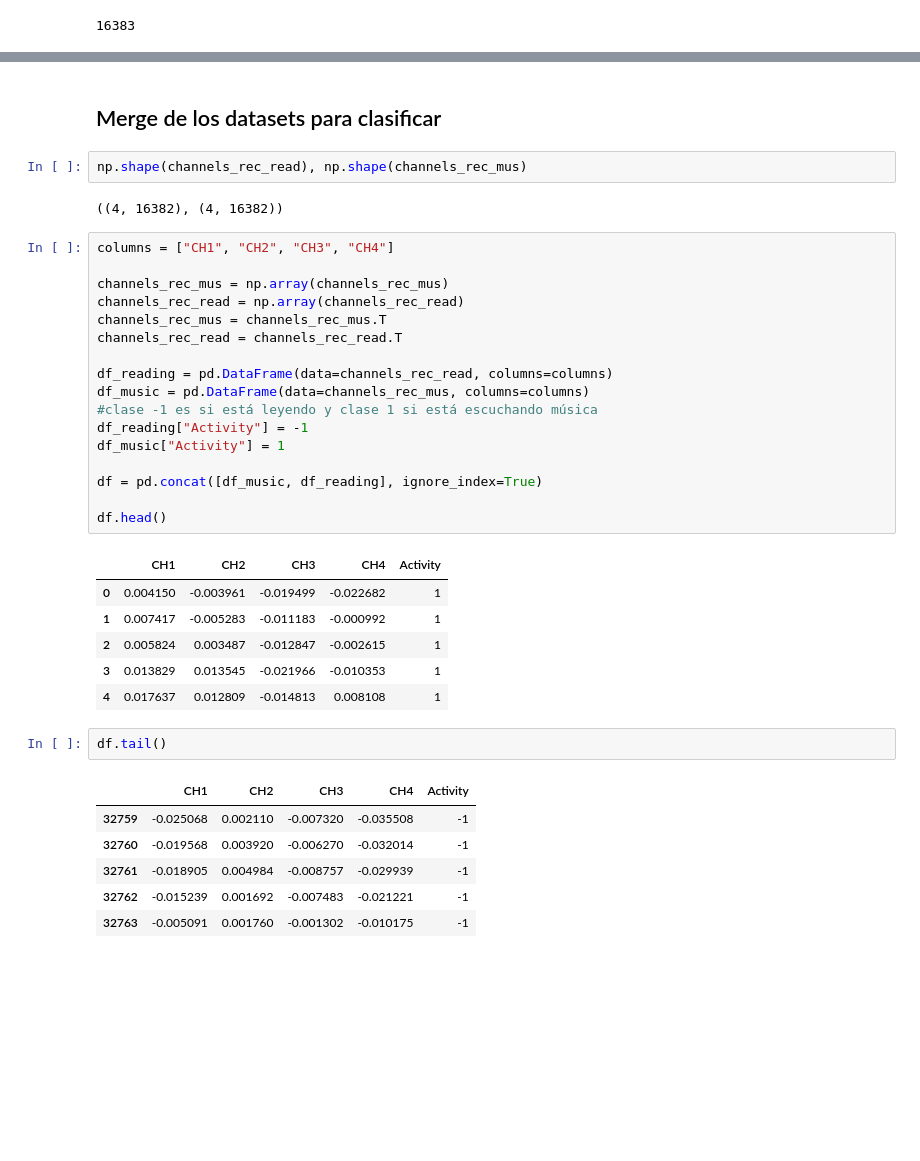
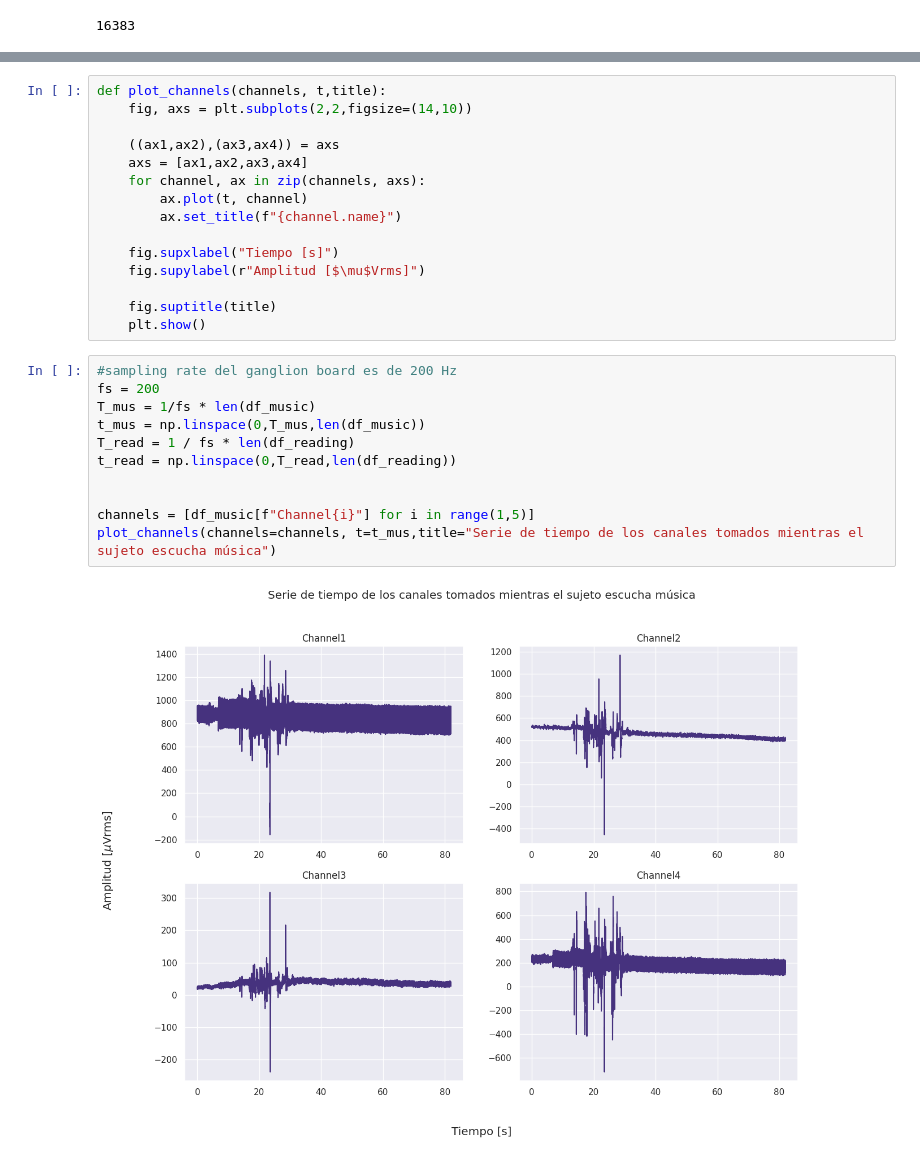
Before and after one commit to CrisCL20/Proyecto---INF405, a Jupyter notebook: Proyecto_INF405.ipynb, the cells around one changed output, grey strips where cells are left out. Drawn from its saved outputs; the diff is of its cells as text; blank space fills up the shorter version.

```diff
--- a/Proyecto_INF405.ipynb
+++ b/Proyecto_INF405.ipynb
@@ -358,39 +61,28 @@ close_up(channels_rec_read, 250, Tmax=T)
-# %% [markdown]
-## Merge de los datasets para clasificar
-# %%
-np.shape(channels_rec_read), np.shape(channels_rec_mus)
-# %% [output]
-((4, 16382), (4, 16382))
-# %%
-columns = ["CH1", "CH2", "CH3", "CH4"]
-
-channels_rec_mus = np.array(channels_rec_mus)
-channels_rec_read = np.array(channels_rec_read)
-channels_rec_mus = channels_rec_mus.T
-channels_rec_read = channels_rec_read.T
-
-df_reading = pd.DataFrame(data=channels_rec_read, columns=columns)
-df_music = pd.DataFrame(data=channels_rec_mus, columns=columns)
-#clase -1 es si está leyendo y clase 1 si está escuchando música
-df_reading["Activity"] = -1
-df_music["Activity"] = 1
-
-df = pd.concat([df_music, df_reading], ignore_index=True)
-
-df.head()
-# %% [output]
-|  | CH1 | CH2 | CH3 | CH4 | Activity |
-| 0 | 0.004150 | -0.003961 | -0.019499 | -0.022682 | 1 |
-| 1 | 0.007417 | -0.005283 | -0.011183 | -0.000992 | 1 |
-| 2 | 0.005824 | 0.003487 | -0.012847 | -0.002615 | 1 |
-| 3 | 0.013829 | 0.013545 | -0.021966 | -0.010353 | 1 |
-| 4 | 0.017637 | 0.012809 | -0.014813 | 0.008108 | 1 |
-# %%
-df.tail()
-# %% [output]
-|  | CH1 | CH2 | CH3 | CH4 | Activity |
-| 32759 | -0.025068 | 0.002110 | -0.007320 | -0.035508 | -1 |
-| 32760 | -0.019568 | 0.003920 | -0.006270 | -0.032014 | -1 |
-| 32761 | -0.018905 | 0.004984 | -0.008757 | -0.029939 | -1 |
-| 32762 | -0.015239 | 0.001692 | -0.007483 | -0.021221 | -1 |
-| 32763 | -0.005091 | 0.001760 | -0.001302 | -0.010175 | -1 |
+# %%
+def plot_channels(channels, t,title):
+    fig, axs = plt.subplots(2,2,figsize=(14,10))
+
+    ((ax1,ax2),(ax3,ax4)) = axs
+    axs = [ax1,ax2,ax3,ax4]
+    for channel, ax in zip(channels, axs):
+        ax.plot(t, channel)
+        ax.set_title(f"{channel.name}")
+
+    fig.supxlabel("Tiempo [s]")
+    fig.supylabel(r"Amplitud [$\mu$Vrms]")
+
+    fig.suptitle(title)
+    plt.show()
+# %%
+#sampling rate del ganglion board es de 200 Hz
+fs = 200
+T_mus = 1/fs * len(df_music)
+t_mus = np.linspace(0,T_mus,len(df_music))
+T_read = 1 / fs * len(df_reading)
+t_read = np.linspace(0,T_read,len(df_reading))
+
+
+channels = [df_music[f"Channel{i}"] for i in range(1,5)]
+plot_channels(channels=channels, t=t_mus,title="Serie de tiempo de los canales tomados mientras el sujeto escucha música")
+# %% [output]
+[figure, added]
```
Also changed, not shown: parts of 54 cells of this notebook.
